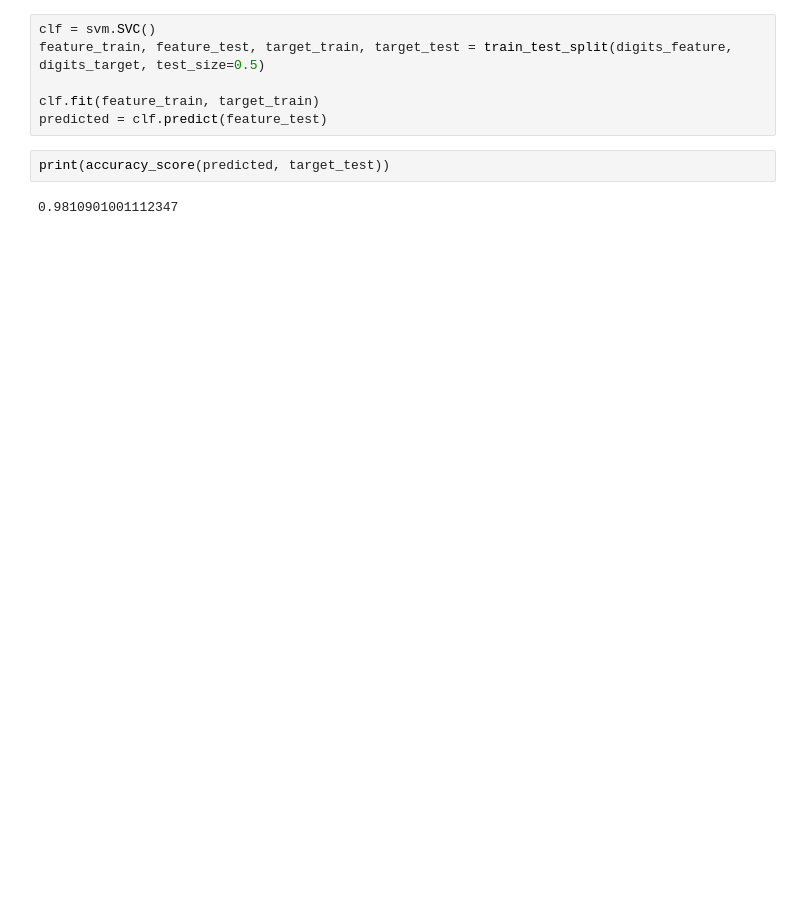
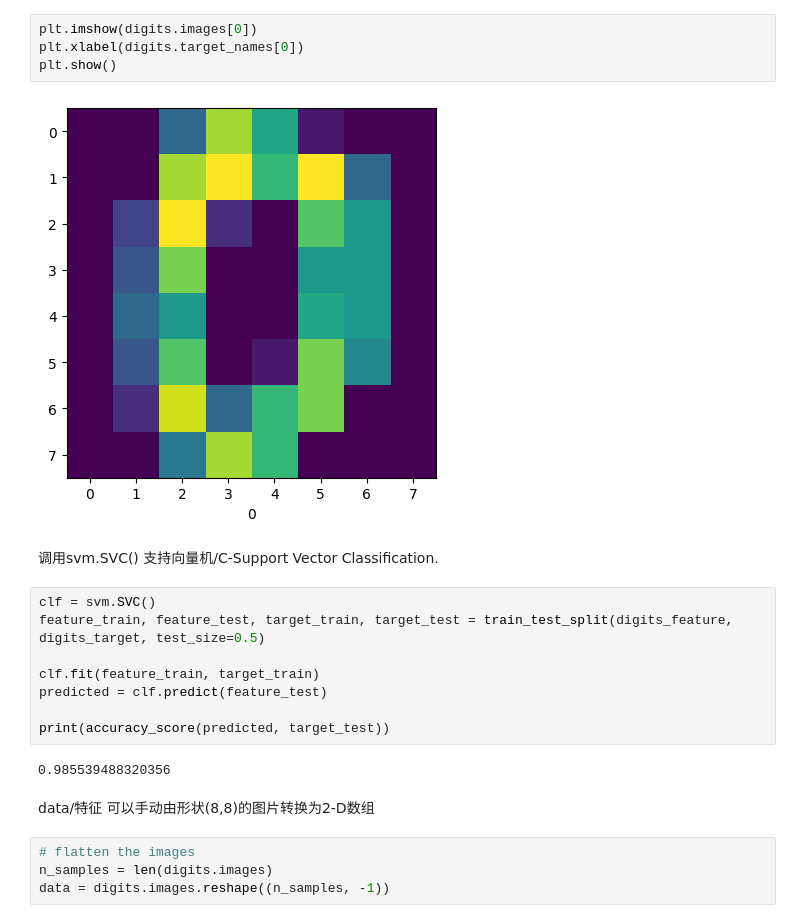
Before and after one commit to SevenCATT/Repository, a Jupyter notebook: digits.ipynb, the cells around one changed output. Saved outputs shown, nothing was run; the diff lists cells and outputs as text; blank space fills up the shorter version.

Commit message:
digits

```diff
--- a/digits.ipynb
+++ b/digits.ipynb
@@ -16,10 +31,24 @@ dict_keys(['data', 'target', 'frame', 'feature_names', 'target_names', 'images',
+# %%
+plt.imshow(digits.images[0])
+plt.xlabel(digits.target_names[0])
+plt.show()
+# %% [output]
+[figure, added]
+# %% [markdown]
+调用svm.SVC() 支持向量机/C-Support Vector Classification.
 # %%
 clf = svm.SVC()
 feature_train, feature_test, target_train, target_test = train_test_split(digits_feature, digits_target, test_size=0.5)
 
 clf.fit(feature_train, target_train)
 predicted = clf.predict(feature_test)
+
+print(accuracy_score(predicted, target_test))
+# %% [output]
+0.985539488320356
-# %%
-print(accuracy_score(predicted, target_test))
-# %% [output]
-0.9810901001112347
+# %% [markdown]
+data/特征 可以手动由形状(8,8)的图片转换为2-D数组
+# %%
+# flatten the images
+n_samples = len(digits.images)
+data = digits.images.reshape((n_samples, -1))
```
Also changed, not shown: parts of 14 cells of this notebook.
